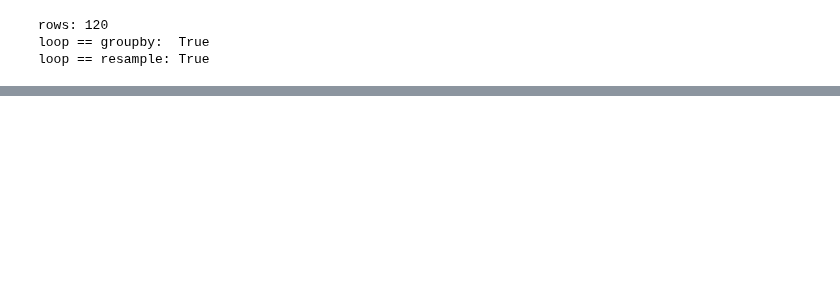
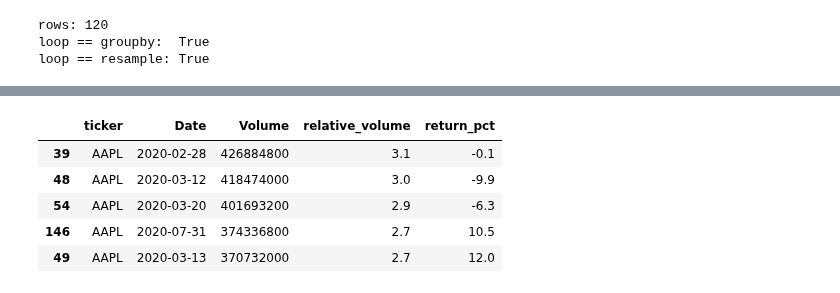
Before and after one commit to marcuslj01/BAN405, a Jupyter notebook: week08/home_exercise_4_solution.ipynb, the cells around one changed output, grey strips where cells are left out. Cells and saved outputs as stored; diff of their text form; code cells hidden in the pictures; blank space fills up the shorter version.

```diff
--- a/week08/home_exercise_4_solution.ipynb
+++ b/week08/home_exercise_4_solution.ipynb
@@ -248,0 +317,9 @@ exactly the pattern from exercise 2.
+# %%
+stocks.sort_values("Volume", ascending=False)[columns].head(5).round({"relative_volume": 1, "return_pct": 1})
+# %% [output]
+|  | ticker | Date | Volume | relative_volume | return_pct |
+| 39 | AAPL | 2020-02-28 | 426884800 | 3.1 | -0.1 |
+| 48 | AAPL | 2020-03-12 | 418474000 | 3.0 | -9.9 |
+| 54 | AAPL | 2020-03-20 | 401693200 | 2.9 | -6.3 |
+| 146 | AAPL | 2020-07-31 | 374336800 | 2.7 | 10.5 |
+| 49 | AAPL | 2020-03-13 | 370732000 | 2.7 | 12.0 |
```
Also changed, not shown: parts of 13 cells of this notebook, 24 other files.
